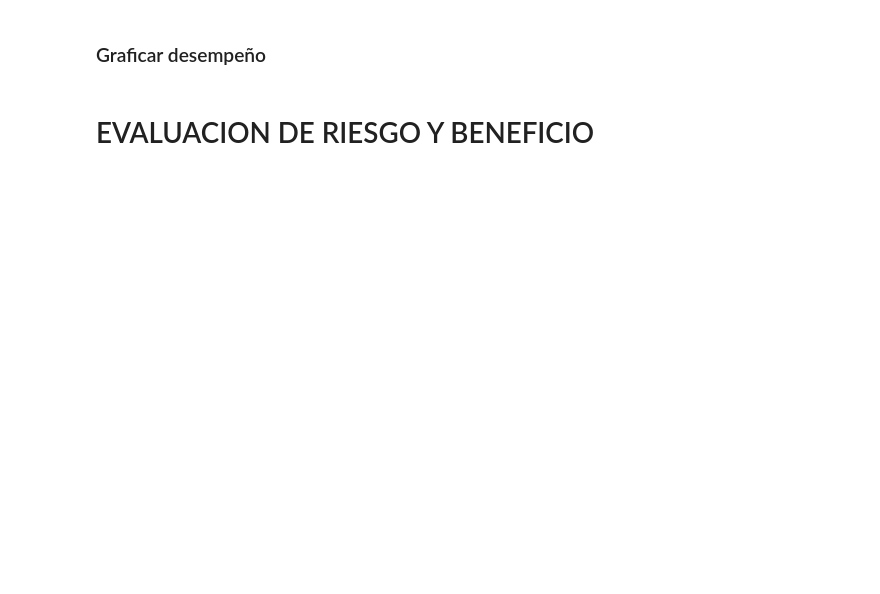
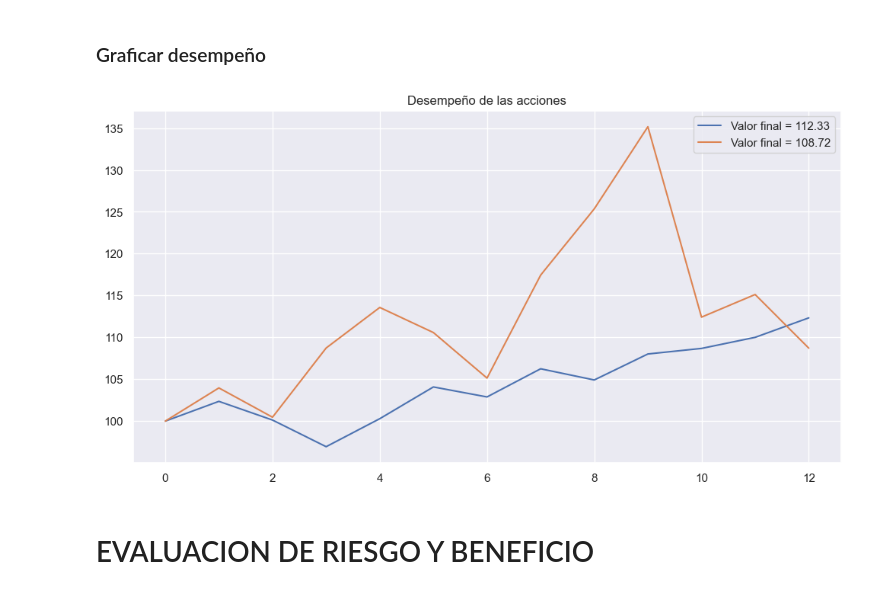
Before and after one commit to carlosdeoncedos/CienciaDatosFinanzas2023_05, a Jupyter notebook: Clase230515.ipynb, the cells around one changed output. Saved outputs shown, nothing was run; the diff lists cells and outputs as text; code cells hidden in the pictures; blank space fills up the shorter version.

```diff
--- a/Clase230515.ipynb
+++ b/Clase230515.ipynb
@@ -532,5 +557,10 @@ dtype: float64
 ## Analizar desempeño de los dos activos
 # %% [markdown]
 ### Inversión inicial
+# %%
+inversion = 100
 # %% [markdown]
 ### Calcular el número de posiciones por cada activo
+# %%
+posiciones_azul = inversion / df_precios['azul'].iloc[0]
+posiciones_naranja = inversion / df_precios['naranja'].iloc[0]
@@ -537,2 +573,7 @@ dtype: float64
 # %% [markdown]
 ### Calcular el valor de las posiciones cada mes
+# %%
+df_precios['valor_azul'] = df_precios['azul'] * posiciones_azul
+df_precios['valor_naranja'] = df_precios['naranja'] * posiciones_naranja
+
+df_precios
@@ -539,5 +595,16 @@ dtype: float64
 # %% [markdown]
 ### Graficar desempeño
+# %%
+fig, ax = plt.subplots()
+df_precios[['valor_azul', 'valor_naranja']].plot(figsize=(12,6), title='Desempeño de las acciones', ax=ax)
+ax.legend([
+    f'Valor final = {df_precios.valor_azul.iloc[-1]:.2f}',
+    f'Valor final = {df_precios.valor_naranja.iloc[-1]:.2f}',
+
+]
+);
+# %% [output]
+[figure, added]
 # %% [markdown]
 # EVALUACION DE RIESGO Y BENEFICIO
 # %% [markdown]
```
Also changed, not shown: parts of 8 cells of this notebook.
